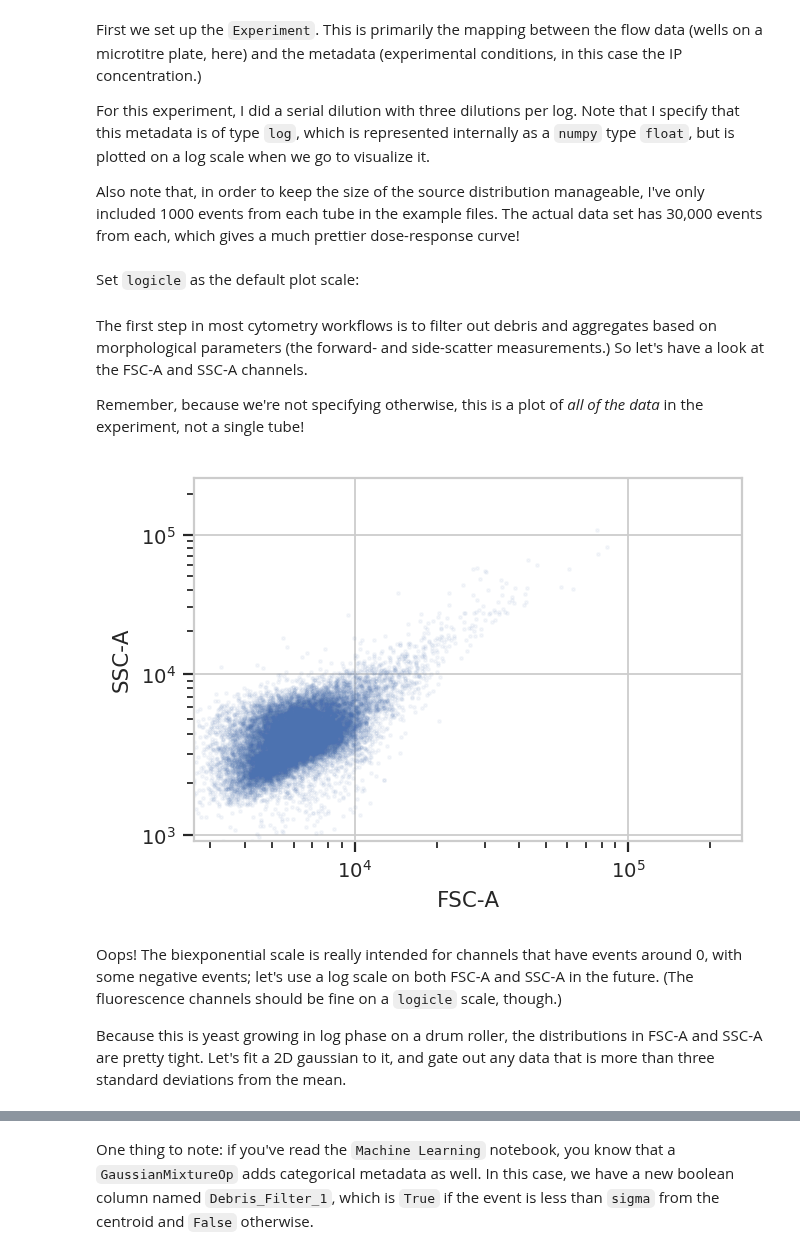
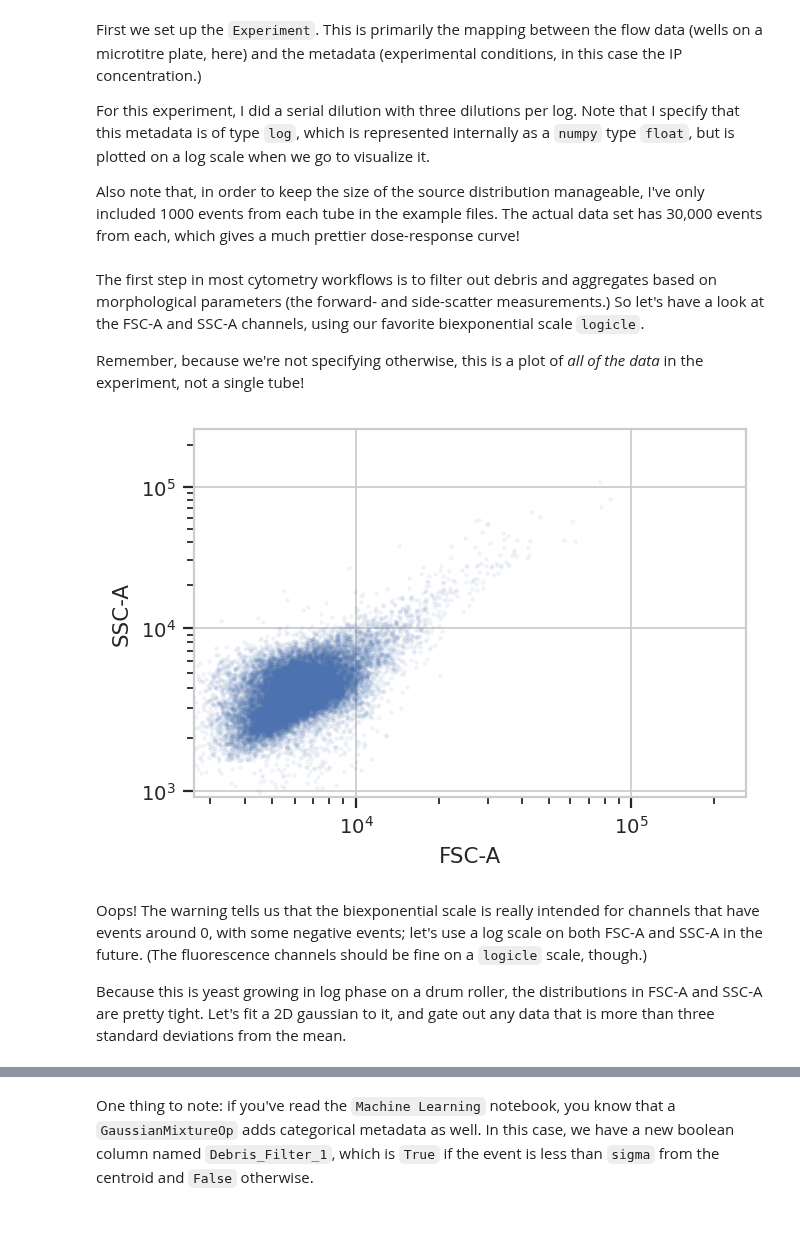
Before and after one commit to cytoflow/cytoflow, a Jupyter notebook: docs/examples-basic/Yeast Dose Response.ipynb, the cells around one changed output, grey strips where cells are left out. Saved outputs shown, nothing was run; the diff lists cells and outputs as text; code cells hidden in the pictures; blank space fills up the shorter version.

```diff
--- a/docs/examples-basic/Yeast Dose Response.ipynb
+++ b/docs/examples-basic/Yeast Dose Response.ipynb
@@ -51,21 +51,19 @@ for filename, ip in inputs.items():
 
 ex = flow.ImportOp(conditions = {'IP' : "float"},
                    tubes = tubes).apply()
-# %% [markdown]
-Set `logicle` as the default plot scale:
-# %%
-flow.set_default_scale("logicle")
 # %% [markdown]
-The first step in most cytometry workflows is to filter out debris and aggregates based on morphological parameters (the forward- and side-scatter measurements.)  So let's have a look at the FSC-A and SSC-A channels.
+The first step in most cytometry workflows is to filter out debris and aggregates based on morphological parameters (the forward- and side-scatter measurements.)  So let's have a look at the FSC-A and SSC-A channels, using our favorite biexponential scale ``logicle``.
 
 Remember, because we're not specifying otherwise, this is a plot of *all of the data* in the experiment, not a single tube!
 # %%
 flow.ScatterplotView(xchannel = "FSC-A",
-                     ychannel = "SSC-A").plot(ex, alpha = 0.05)
+                     ychannel = "SSC-A",
+                     xscale = "logicle",
+                     yscale = "logicle").plot(ex, alpha = 0.05)
 # %% [output]
-[figure, old version]
+[figure, new version]
 # %% [markdown]
-Oops!  The biexponential scale is really intended for channels that have events around 0, with some negative events; let's use a log scale on both FSC-A and SSC-A in the future.  (The fluorescence channels should be fine on a `logicle` scale, though.)
+Oops! The warning tells us that the biexponential scale is really intended for channels that have events around 0, with some negative events; let's use a log scale on both FSC-A and SSC-A in the future.  (The fluorescence channels should be fine on a `logicle` scale, though.)
 
 Because this is yeast growing in log phase on a drum roller, the distributions in FSC-A and SSC-A are pretty tight.  Let's fit a 2D gaussian to it, and gate out any data that is more than three standard deviations from the mean.
 # %%
```
Also changed, not shown: parts of 5 cells of this notebook.
